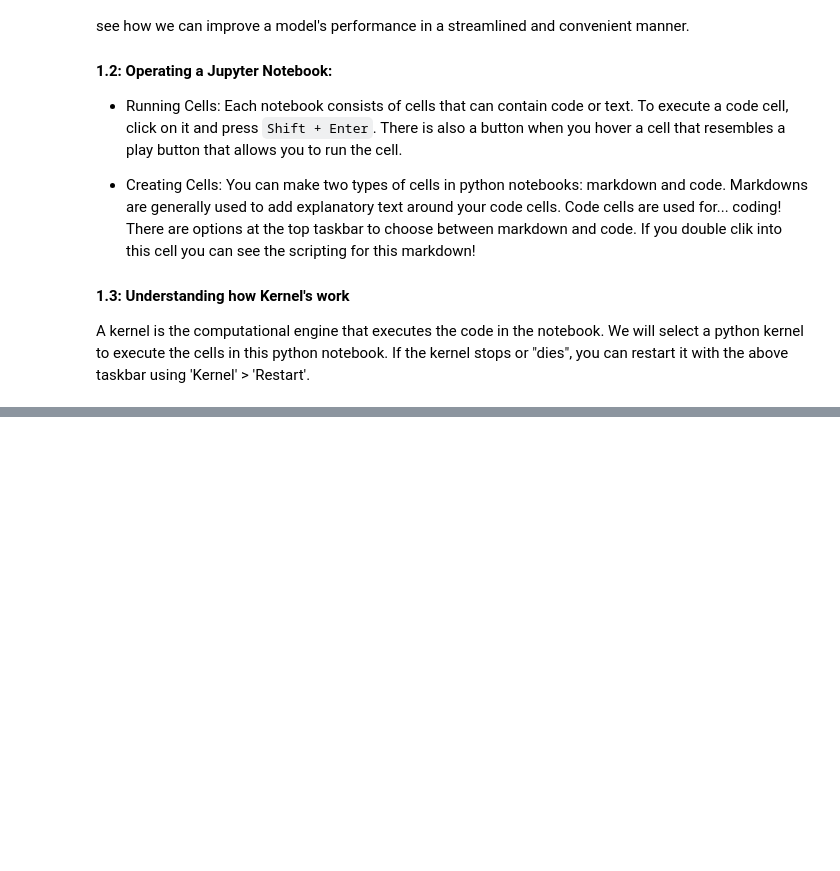
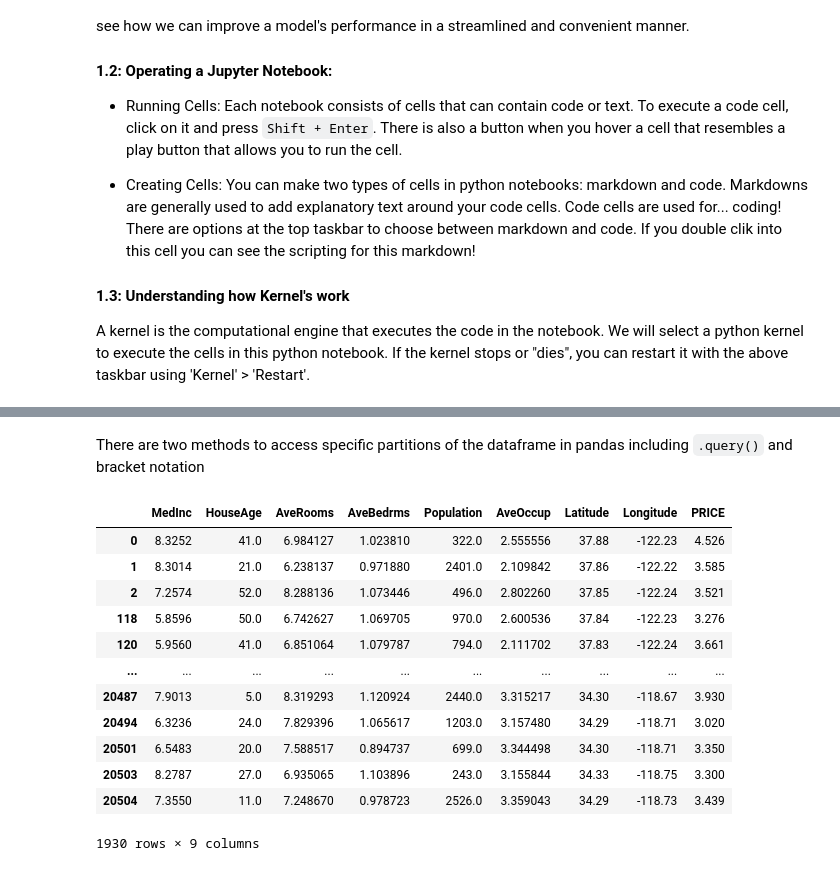
Before and after one commit to rahilisashaik/pdm-intro-to-data, a Jupyter notebook: eda.ipynb, the cells around one changed output, grey strips where cells are left out. Cells and saved outputs as stored; diff of their text form; code cells hidden in the pictures; blank space fills up the shorter version.

```diff
--- a/eda.ipynb
+++ b/eda.ipynb
@@ -241,0 +183,3 @@ plt.show()
+# %%
+california = fetch_california_housing()
+df = pd.DataFrame(california.data, columns=california.feature_names)
@@ -241,0 +242,18 @@ plt.show()
+# %% [markdown]
+There are two methods to access specific partitions of the dataframe in pandas including `.query()` and bracket notation
+# %%
+df.query("MedInc > 5.6431 and PRICE > 3")
+# %% [output]
+|  | MedInc | HouseAge | AveRooms | AveBedrms | Population | AveOccup | Latitude | Longitude | PRICE |
+| 0 | 8.3252 | 41.0 | 6.984127 | 1.023810 | 322.0 | 2.555556 | 37.88 | -122.23 | 4.526 |
+| 1 | 8.3014 | 21.0 | 6.238137 | 0.971880 | 2401.0 | 2.109842 | 37.86 | -122.22 | 3.585 |
+| 2 | 7.2574 | 52.0 | 8.288136 | 1.073446 | 496.0 | 2.802260 | 37.85 | -122.24 | 3.521 |
+| 118 | 5.8596 | 50.0 | 6.742627 | 1.069705 | 970.0 | 2.600536 | 37.84 | -122.23 | 3.276 |
+| 120 | 5.9560 | 41.0 | 6.851064 | 1.079787 | 794.0 | 2.111702 | 37.83 | -122.24 | 3.661 |
+| ... | ... | ... | ... | ... | ... | ... | ... | ... | ... |
+| 20487 | 7.9013 | 5.0 | 8.319293 | 1.120924 | 2440.0 | 3.315217 | 34.30 | -118.67 | 3.930 |
+| 20494 | 6.3236 | 24.0 | 7.829396 | 1.065617 | 1203.0 | 3.157480 | 34.29 | -118.71 | 3.020 |
+| 20501 | 6.5483 | 20.0 | 7.588517 | 0.894737 | 699.0 | 3.344498 | 34.30 | -118.71 | 3.350 |
+| 20503 | 8.2787 | 27.0 | 6.935065 | 1.103896 | 243.0 | 3.155844 | 34.33 | -118.75 | 3.300 |
+| 20504 | 7.3550 | 11.0 | 7.248670 | 0.978723 | 2526.0 | 3.359043 | 34.29 | -118.73 | 3.439 |
+1930 rows × 9 columns
```
Also changed, not shown: parts of 53 cells of this notebook.
